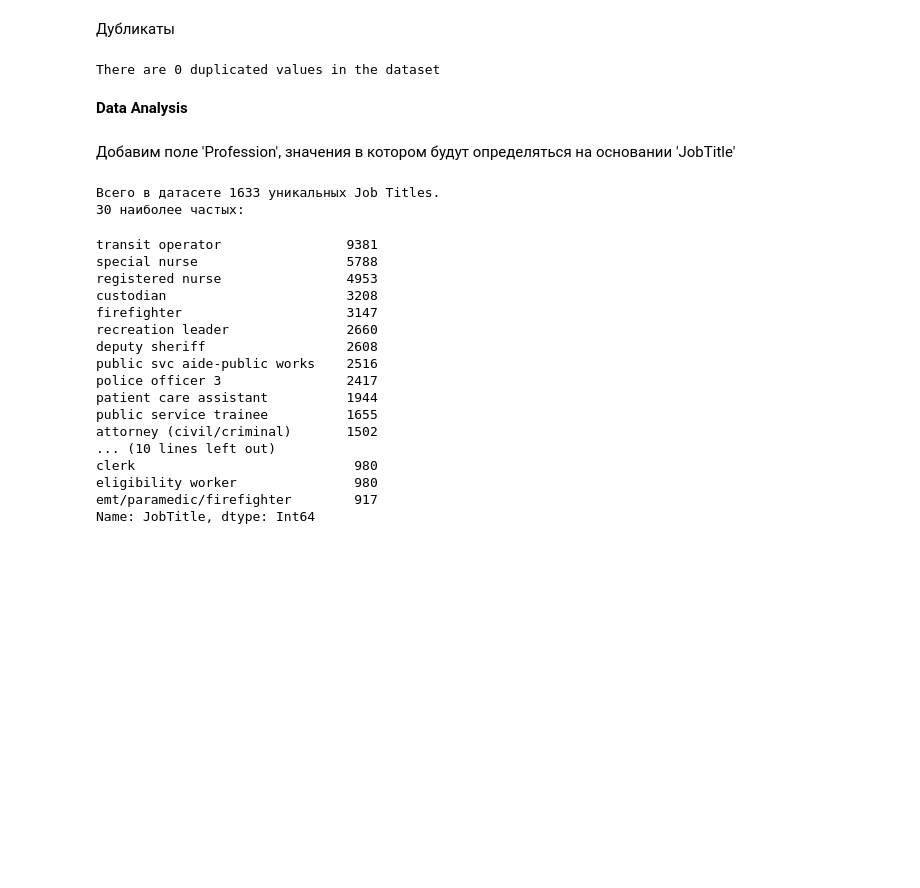
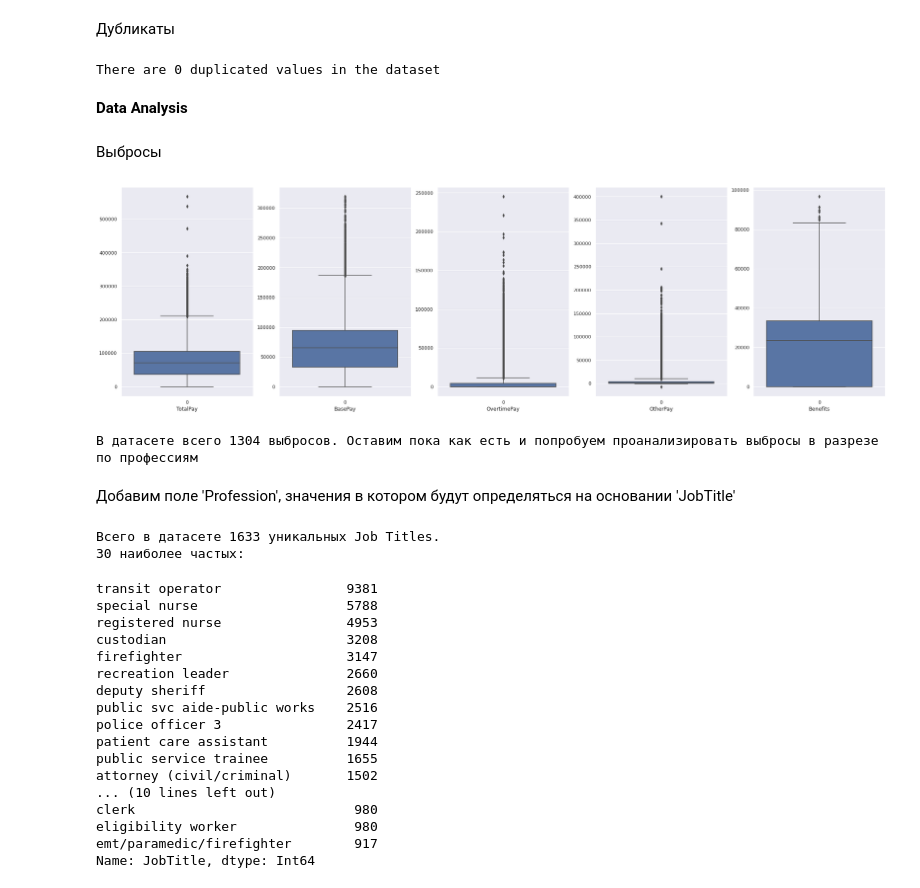
Before and after one commit to savitskaya-om/python, a Jupyter notebook: project/PROJECT.ipynb, the cells around one changed output. Drawn from its saved outputs; the diff is of its cells as text; code cells hidden in the pictures; blank space fills up the shorter version.

```diff
--- a/project/PROJECT.ipynb
+++ b/project/PROJECT.ipynb
@@ -187,3 +187,16 @@ print(f"There are {sal.duplicated().sum()} duplicated values in the dataset")
 There are 0 duplicated values in the dataset
 # %% [markdown]
 **Data Analysis**
+# %% [markdown]
+Выбросы
+# %%
+fig, axes = plt.subplots(1, 5, figsize=(32, 9))
+
+sns.boxplot(data = sal['TotalPay'], ax=axes[0]).set(xlabel='TotalPay')
+sns.boxplot(data = sal['BasePay'], ax=axes[1]).set(xlabel='BasePay')
+sns.boxplot(data = sal['OvertimePay'], ax=axes[2]).set(xlabel='OvertimePay')
+sns.boxplot(data = sal['OtherPay'], ax=axes[3]).set(xlabel='OtherPay')
+sns.boxplot(data = sal['Benefits'], ax=axes[4]).set(xlabel='Benefits')
+plt.show()
+# %% [output]
+[figure, added]
@@ -189,0 +213,4 @@ There are 0 duplicated values in the dataset
+# %%
+print (f"В датасете всего {sal.iloc[upper].Id.count() + sal.iloc[lower].Id.count()} выбросов. Оставим пока как есть и попробуем проанализировать выбросы в разрезе по профессиям")
+# %% [output]
+В датасете всего 1304 выбросов. Оставим пока как есть и попробуем проанализировать выбросы в разрезе по профессиям
```
Also changed, not shown: parts of 12 cells of this notebook.
